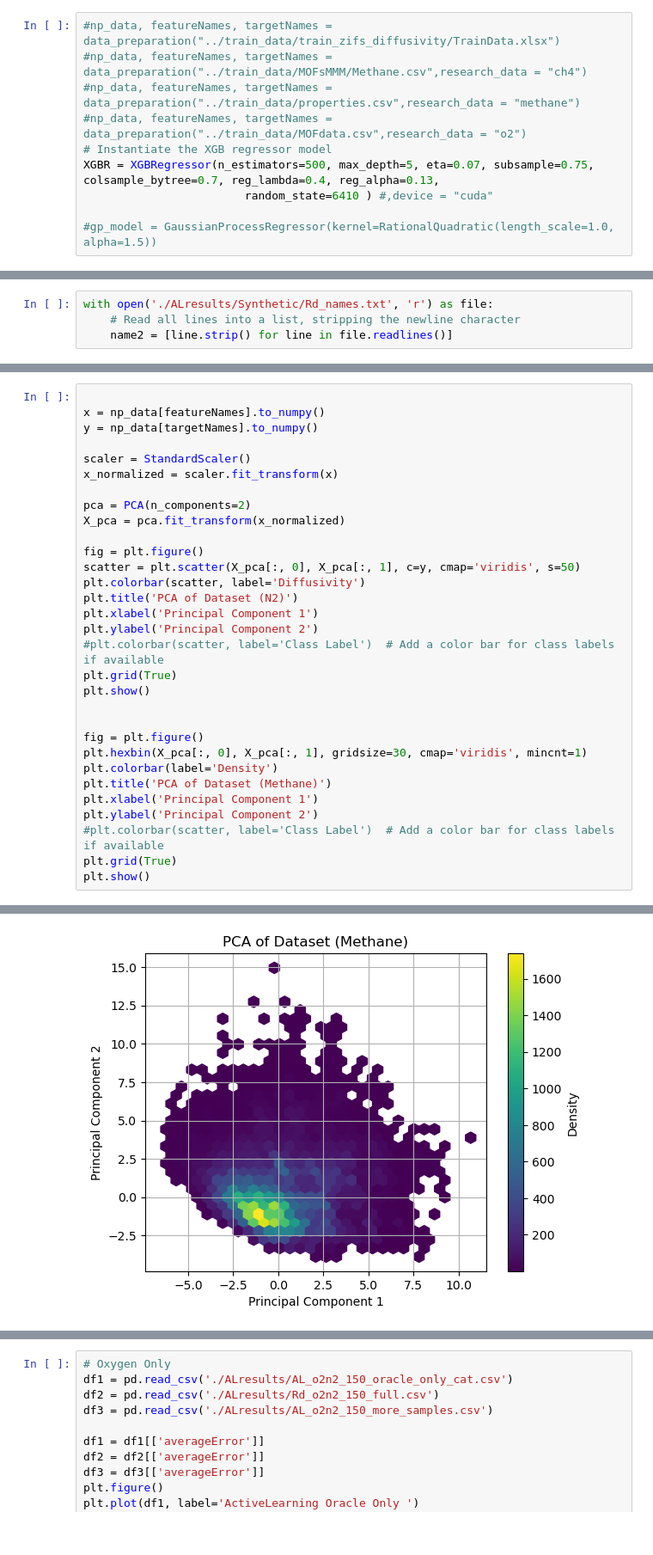
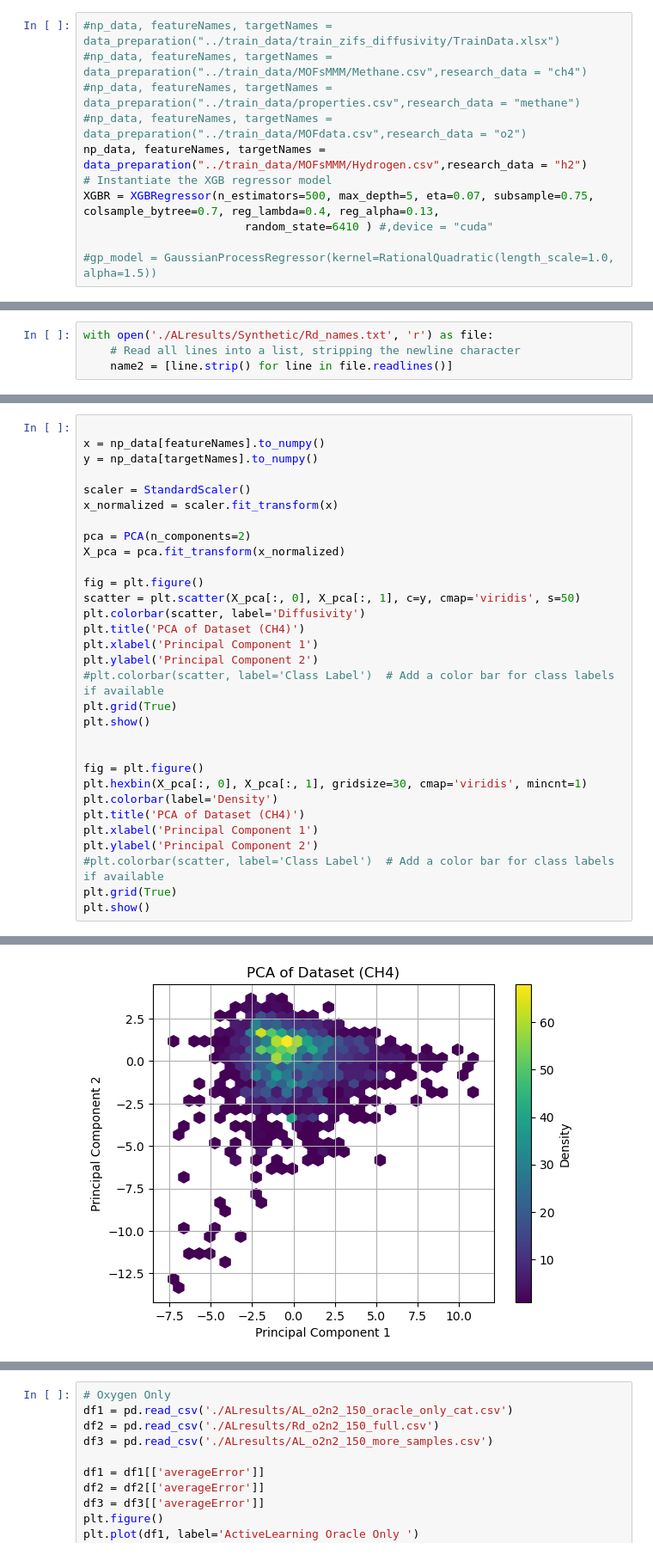
Before and after one commit to PMaratos/2023_Inverse_ZIF_paper, a Jupyter notebook: Active_Learning/Active_Learning_Baseline3.ipynb, the cells around one changed output, grey strips where cells are left out. Shown at 86% size. Saved outputs shown, nothing was run; the diff lists cells and outputs as text.

Commit message:
More Synthetic datasets and Real Datasets

```diff
--- a/Active_Learning/Active_Learning_Baseline3.ipynb
+++ b/Active_Learning/Active_Learning_Baseline3.ipynb
@@ -91,6 +436,7 @@ targetNames = ['y']
 #np_data, featureNames, targetNames = data_preparation("../train_data/MOFsMMM/Methane.csv",research_data = "ch4")
 #np_data, featureNames, targetNames = data_preparation("../train_data/properties.csv",research_data = "methane")
 #np_data, featureNames, targetNames = data_preparation("../train_data/MOFdata.csv",research_data = "o2")
+np_data, featureNames, targetNames = data_preparation("../train_data/MOFsMMM/Hydrogen.csv",research_data = "h2")
 # Instantiate the XGB regressor model
 XGBR = XGBRegressor(n_estimators=500, max_depth=5, eta=0.07, subsample=0.75, colsample_bytree=0.7, reg_lambda=0.4, reg_alpha=0.13,
                         random_state=6410 ) #,device = "cuda"
@@ -1228,7 +1578,7 @@ X_pca = pca.fit_transform(x_normalized)
 fig = plt.figure()
 scatter = plt.scatter(X_pca[:, 0], X_pca[:, 1], c=y, cmap='viridis', s=50)
 plt.colorbar(scatter, label='Diffusivity')
-plt.title('PCA of Dataset (N2)')
+plt.title('PCA of Dataset (CH4)')
 plt.xlabel('Principal Component 1')
 plt.ylabel('Principal Component 2')
 #plt.colorbar(scatter, label='Class Label')  # Add a color bar for class labels if available
@@ -1239,7 +1589,7 @@ plt.show()
 fig = plt.figure()
 plt.hexbin(X_pca[:, 0], X_pca[:, 1], gridsize=30, cmap='viridis', mincnt=1)
 plt.colorbar(label='Density')
-plt.title('PCA of Dataset (Methane)')
+plt.title('PCA of Dataset (CH4)')
 plt.xlabel('Principal Component 1')
 plt.ylabel('Principal Component 2')
 #plt.colorbar(scatter, label='Class Label')  # Add a color bar for class labels if available
@@ -1250,2 +1600,2 @@ plt.show()
-[figure, old version]
+[figure, new version]
 # %%
```
Also changed, not shown: parts of 14 cells of this notebook.
